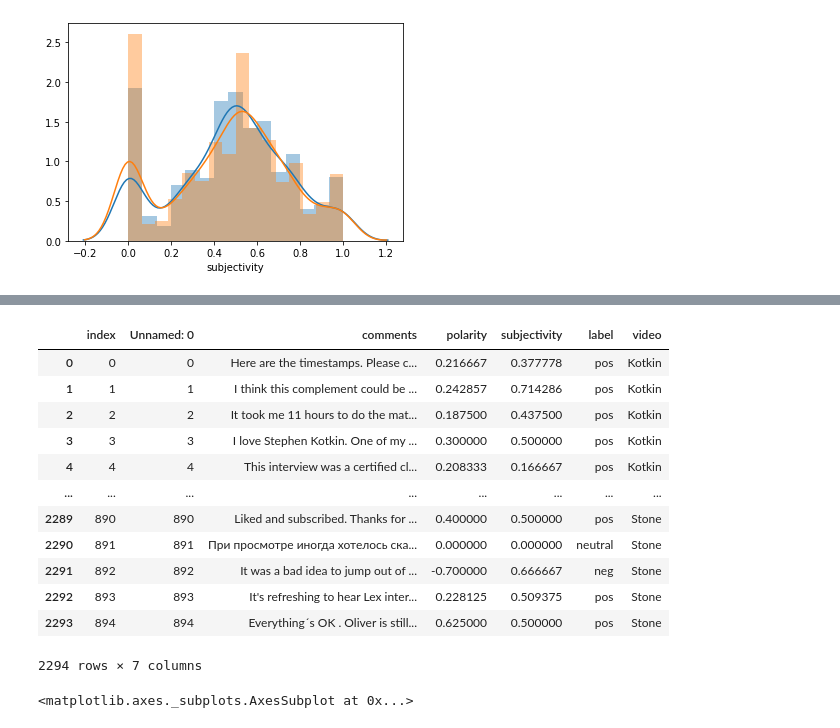
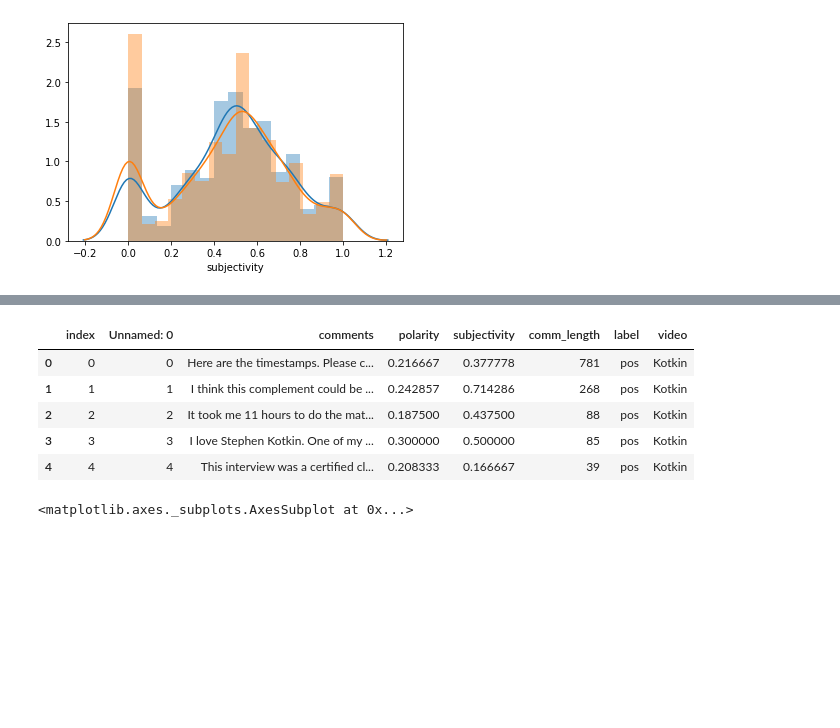
Before and after one commit to KamenDamov/NLP-Comments, a Jupyter notebook: analysis.ipynb, the cells around one changed output, grey strips where cells are left out. Drawn from its saved outputs; the diff is of its cells as text; code cells hidden in the pictures; blank space fills up the shorter version.

```diff
--- a/analysis.ipynb
+++ b/analysis.ipynb
@@ -15,6 +16,9 @@ kot_df.rename({'0':'comments'}, axis=1, inplace=True)
 sto_df.rename({'0':'comments'}, axis=1, inplace = True)
 # %%
 #Data exploration and high level data analysis
+# %%
+kot_df = kot_df.applymap(str)
+sto_df = sto_df.applymap(str)
 # %%
 kot_df.dtypes
 # %% [output]
@@ -22,10 +26,15 @@ Unnamed: 0     int64
 comments      object
 dtype: object
 # %%
+#Creating polarity and subjectivity columns
 kot_df['polarity'] = kot_df['comments'].apply(lambda x: TextBlob(str(x)).sentiment[0])
 kot_df['subjectivity'] = kot_df['comments'].apply(lambda x: TextBlob(str(x)).sentiment[1])
 sto_df['polarity'] = sto_df['comments'].apply(lambda x: TextBlob(str(x)).sentiment[0])
 sto_df['subjectivity'] = sto_df['comments'].apply(lambda x: TextBlob(str(x)).sentiment[1])
+
+#Creating
+kot_df['comm_length'] = kot_df['comments'].apply(lambda x: len(x))
+sto_df['comm_length'] = sto_df['comments'].apply(lambda x: len(x))
 # %%
 sto_df[sto_df['polarity']>=0.5]
 # %% [output]
@@ -102,21 +100,14 @@ kot_df['video'] = 'Kotkin'
 sto_df['video'] = 'Stone'
 df = pd.concat([kot_df, sto_df],axis=0).reset_index()
 # %%
-df
+df.head()
 # %% [output]
-|  | index | Unnamed: 0 | comments | polarity | subjectivity | label | video |
-| 0 | 0 | 0 | Here are the timestamps. Please c... | 0.216667 | 0.377778 | pos | Kotkin |
-| 1 | 1 | 1 | I think this complement could be ... | 0.242857 | 0.714286 | pos | Kotkin |
-| 2 | 2 | 2 | It took me 11 hours to do the mat... | 0.187500 | 0.437500 | pos | Kotkin |
-| 3 | 3 | 3 | I love Stephen Kotkin. One of my ... | 0.300000 | 0.500000 | pos | Kotkin |
-| 4 | 4 | 4 | This interview was a certified cl... | 0.208333 | 0.166667 | pos | Kotkin |
-| ... | ... | ... | ... | ... | ... | ... | ... |
-| 2289 | 890 | 890 | Liked and subscribed. Thanks for ... | 0.400000 | 0.500000 | pos | Stone |
-| 2290 | 891 | 891 | При просмотре иногда хотелось ска... | 0.000000 | 0.000000 | neutral | Stone |
-| 2291 | 892 | 892 | It was a bad idea to jump out of ... | -0.700000 | 0.666667 | neg | Stone |
-| 2292 | 893 | 893 | It's refreshing to hear Lex inter... | 0.228125 | 0.509375 | pos | Stone |
-| 2293 | 894 | 894 | Everything´s OK . Oliver is still... | 0.625000 | 0.500000 | pos | Stone |
+|  | index | Unnamed: 0 | comments | polarity | subjectivity | comm_length | label | video |
+| 0 | 0 | 0 | Here are the timestamps. Please c... | 0.216667 | 0.377778 | 781 | pos | Kotkin |
+| 1 | 1 | 1 | I think this complement could be ... | 0.242857 | 0.714286 | 268 | pos | Kotkin |
+| 2 | 2 | 2 | It took me 11 hours to do the mat... | 0.187500 | 0.437500 | 88 | pos | Kotkin |
+| 3 | 3 | 3 | I love Stephen Kotkin. One of my ... | 0.300000 | 0.500000 | 85 | pos | Kotkin |
+| 4 | 4 | 4 | This interview was a certified cl... | 0.208333 | 0.166667 | 39 | pos | Kotkin |
-2294 rows × 7 columns
 # %%
 sns.countplot(data=df, x='label', hue='video')
 # %% [output]
```
Also changed, not shown: parts of 32 cells of this notebook, 1 other file.
